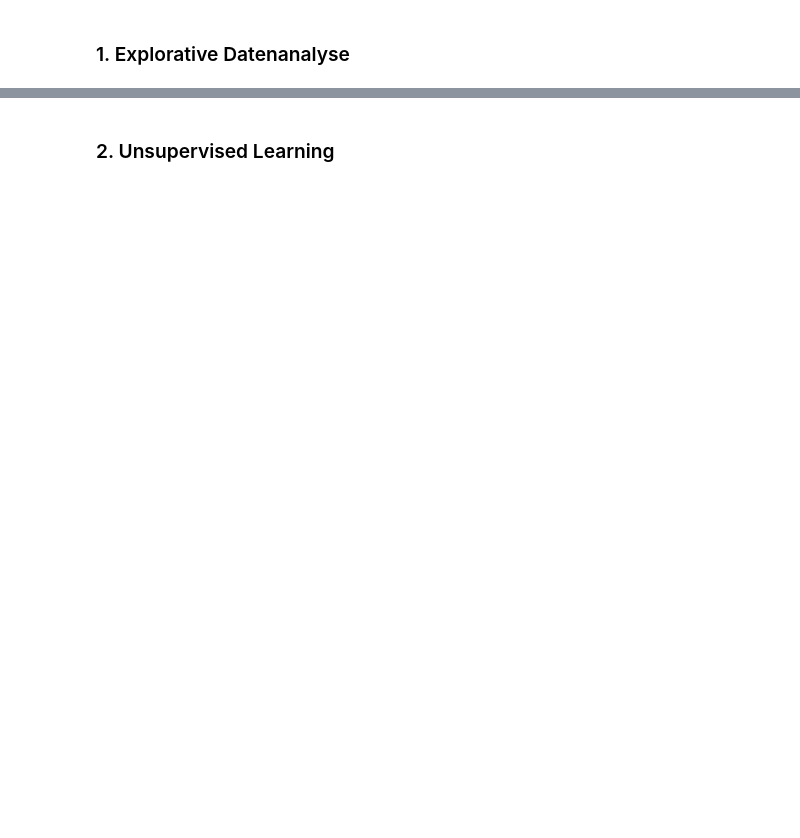
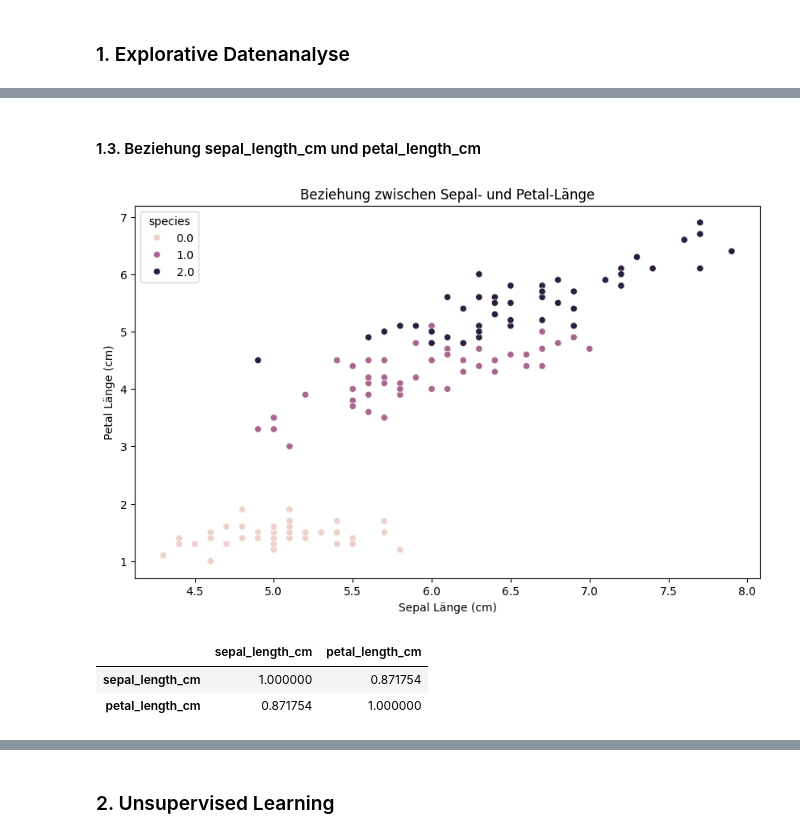
Before and after one commit to cmaderboek/gruppenprojekt_datascience, a Jupyter notebook: gruppenprojekt_lexer_maderboek.ipynb, the cells around one changed output, grey strips where cells are left out. Drawn from its saved outputs; the diff is of its cells as text; code cells hidden in the pictures; blank space fills up the shorter version.

```diff
--- a/gruppenprojekt_lexer_maderboek.ipynb
+++ b/gruppenprojekt_lexer_maderboek.ipynb
@@ -36,0 +62,19 @@ ImportError: matplotlib is required for plotting when the default backend "matpl
+# %% [markdown]
+#### 1.3. Beziehung sepal_length_cm und petal_length_cm
+# %%
+plt.figure(figsize=(10,6))
+scatterplot(data=data, x="sepal_length_cm", y="petal_length_cm", hue="species")
+plt.title("Beziehung zwischen Sepal- und Petal-Länge")
+plt.xlabel("Sepal Länge (cm)")
+plt.ylabel("Petal Länge (cm)")
+plt.show()
+# %% [output]
+[figure, added]
+# %%
+# Zusatz: Korrelation
+selected_cols = ["sepal_length_cm", "petal_length_cm"]
+data[selected_cols].corr()
+# %% [output]
+|  | sepal_length_cm | petal_length_cm |
+| sepal_length_cm | 1.000000 | 0.871754 |
+| petal_length_cm | 0.871754 | 1.000000 |
```
Also changed, not shown: parts of 39 cells of this notebook.
